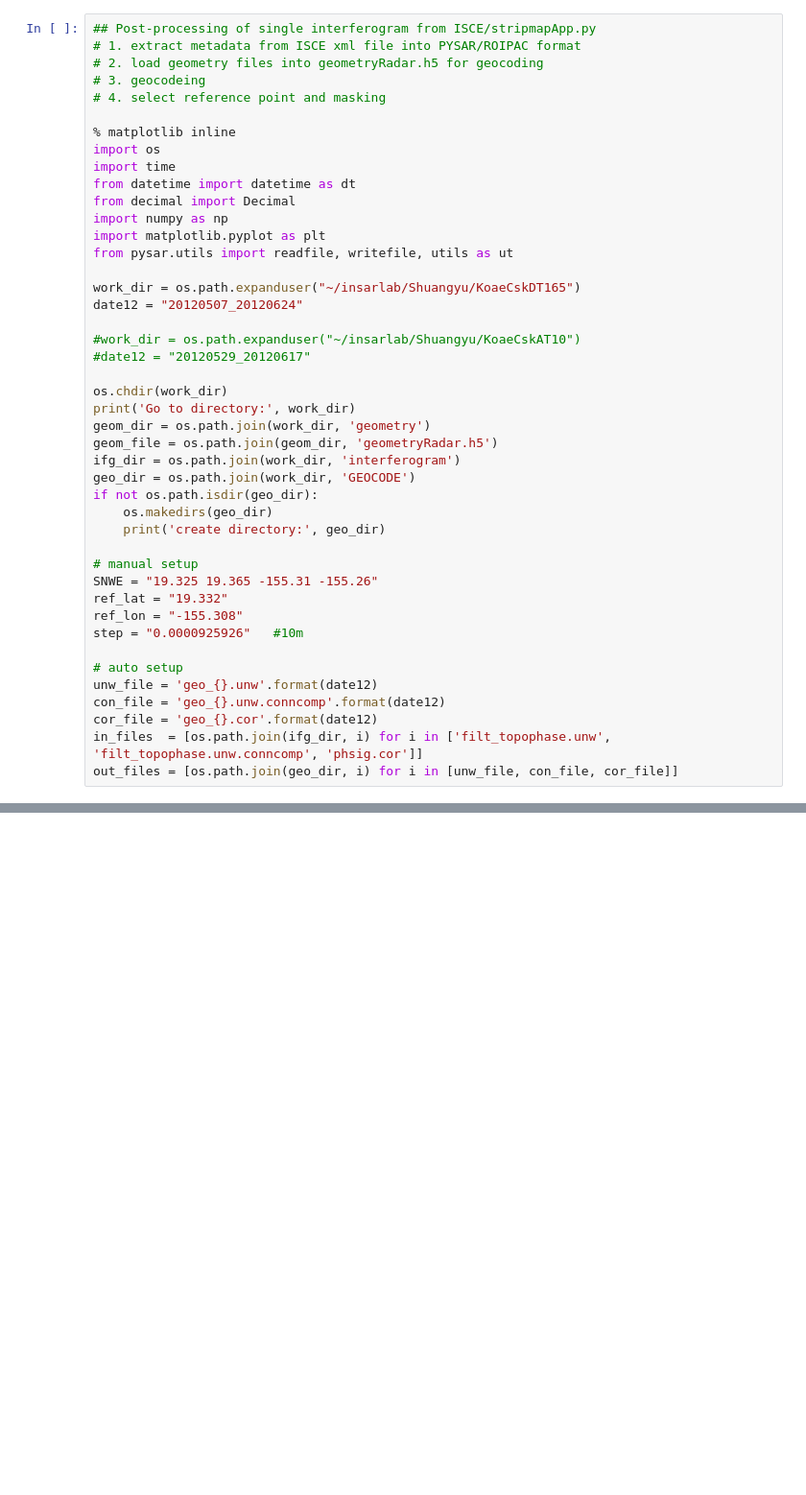
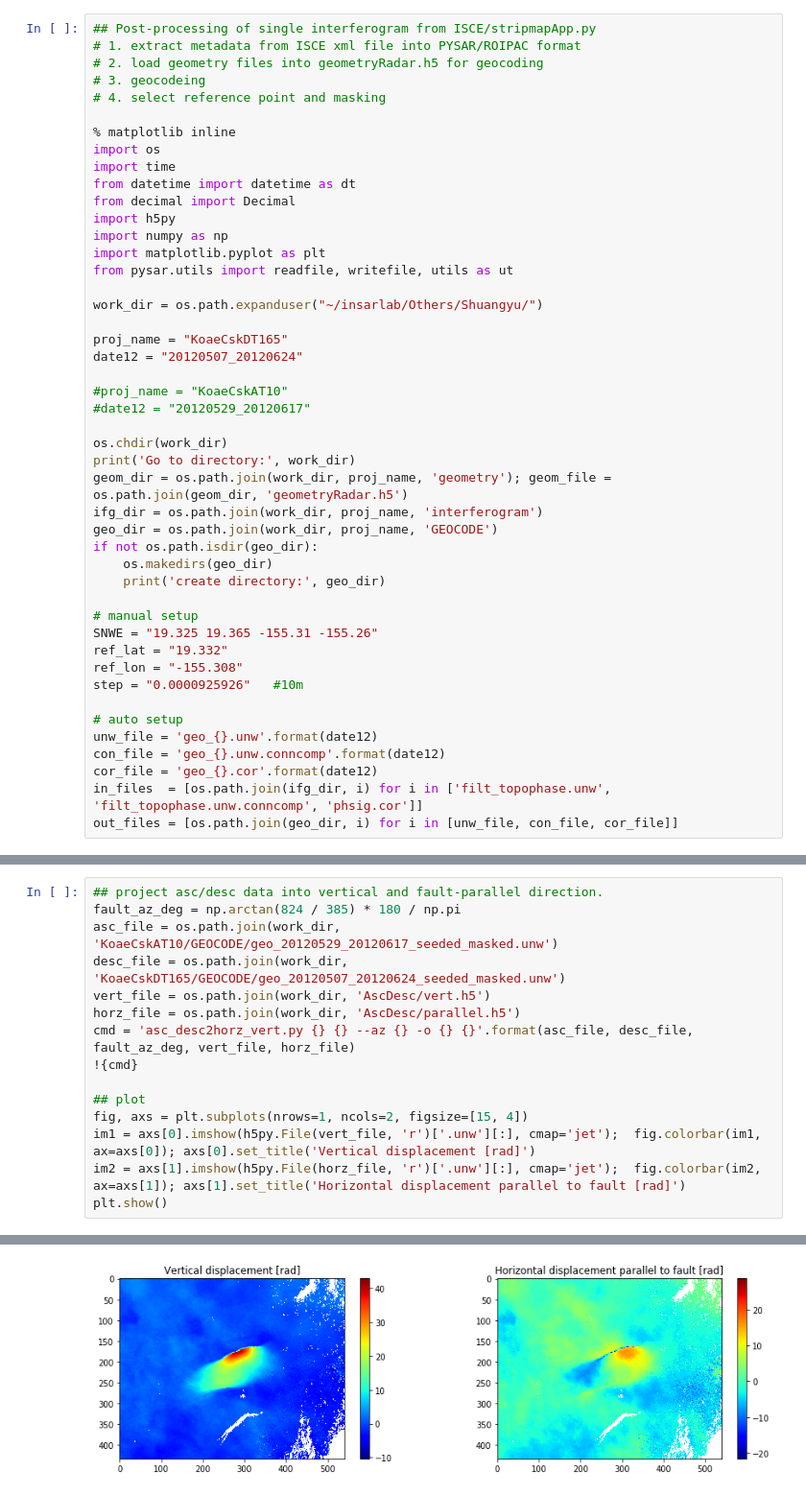
Before and after one commit to insarlab/MintPy, a Jupyter notebook: examples/applications/stripmapApp_postprocessing.ipynb, the cells around one changed output, grey strips where cells are left out. Shown at 96% size. Saved outputs shown, nothing was run; the diff lists cells and outputs as text; blank space fills up the shorter version.

```diff
--- a/examples/applications/stripmapApp_postprocessing.ipynb
+++ b/examples/applications/stripmapApp_postprocessing.ipynb
@@ -10,22 +10,24 @@ import os
 import time
 from datetime import datetime as dt
 from decimal import Decimal
+import h5py
 import numpy as np
 import matplotlib.pyplot as plt
 from pysar.utils import readfile, writefile, utils as ut
 
-work_dir = os.path.expanduser("~/insarlab/Shuangyu/KoaeCskDT165")
+work_dir = os.path.expanduser("~/insarlab/Others/Shuangyu/")
+
+proj_name = "KoaeCskDT165"
 date12 = "20120507_20120624"
 
-#work_dir = os.path.expanduser("~/insarlab/Shuangyu/KoaeCskAT10")
+#proj_name = "KoaeCskAT10"
 #date12 = "20120529_20120617"
 
 os.chdir(work_dir)
 print('Go to directory:', work_dir)
-geom_dir = os.path.join(work_dir, 'geometry')
-geom_file = os.path.join(geom_dir, 'geometryRadar.h5')
-ifg_dir = os.path.join(work_dir, 'interferogram')
-geo_dir = os.path.join(work_dir, 'GEOCODE')
+geom_dir = os.path.join(work_dir, proj_name, 'geometry'); geom_file = os.path.join(geom_dir, 'geometryRadar.h5')
+ifg_dir = os.path.join(work_dir, proj_name, 'interferogram')
+geo_dir = os.path.join(work_dir, proj_name, 'GEOCODE')
 if not os.path.isdir(geo_dir):
     os.makedirs(geo_dir)
     print('create directory:', geo_dir)
@@ -214,0 +181,16 @@ plt.show()
+# %%
+## project asc/desc data into vertical and fault-parallel direction.
+fault_az_deg = np.arctan(824 / 385) * 180 / np.pi
+asc_file = os.path.join(work_dir, 'KoaeCskAT10/GEOCODE/geo_20120529_20120617_seeded_masked.unw')
+desc_file = os.path.join(work_dir, 'KoaeCskDT165/GEOCODE/geo_20120507_20120624_seeded_masked.unw')
+vert_file = os.path.join(work_dir, 'AscDesc/vert.h5')
+horz_file = os.path.join(work_dir, 'AscDesc/parallel.h5')
+cmd = 'asc_desc2horz_vert.py {} {} --az {} -o {} {}'.format(asc_file, desc_file, fault_az_deg, vert_file, horz_file)
+!{cmd}
+
+## plot
+fig, axs = plt.subplots(nrows=1, ncols=2, figsize=[15, 4])
+im1 = axs[0].imshow(h5py.File(vert_file, 'r')['.unw'][:], cmap='jet');  fig.colorbar(im1, ax=axs[0]); axs[0].set_title('Vertical displacement [rad]')
+im2 = axs[1].imshow(h5py.File(horz_file, 'r')['.unw'][:], cmap='jet');  fig.colorbar(im2, ax=axs[1]); axs[1].set_title('Horizontal displacement parallel to fault [rad]')
+plt.show()
+# %% [output]
@@ -214,0 +214 @@ plt.show()
+[figure, added]
```
Also changed, not shown: parts of 9 cells of this notebook, 1 other file.
